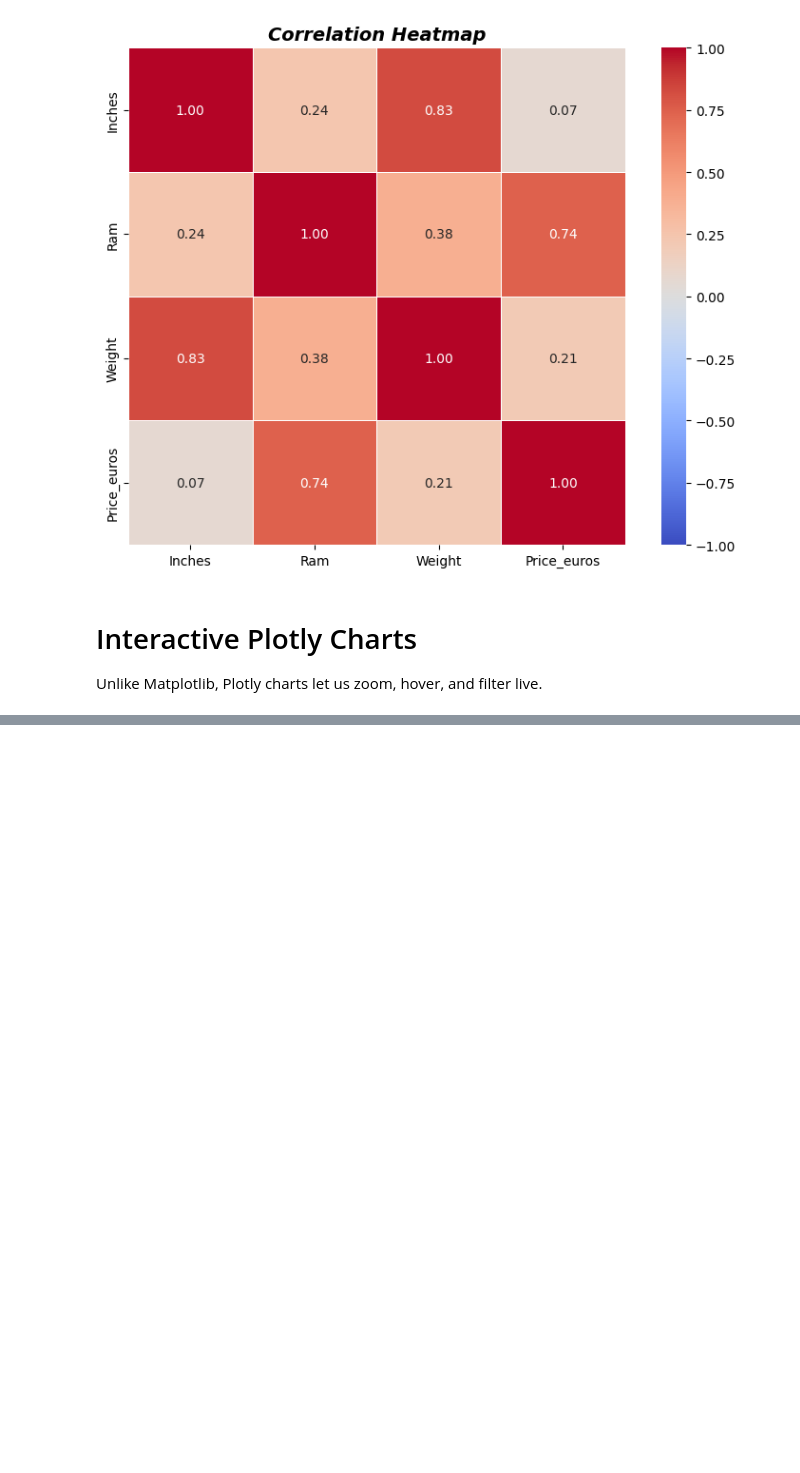
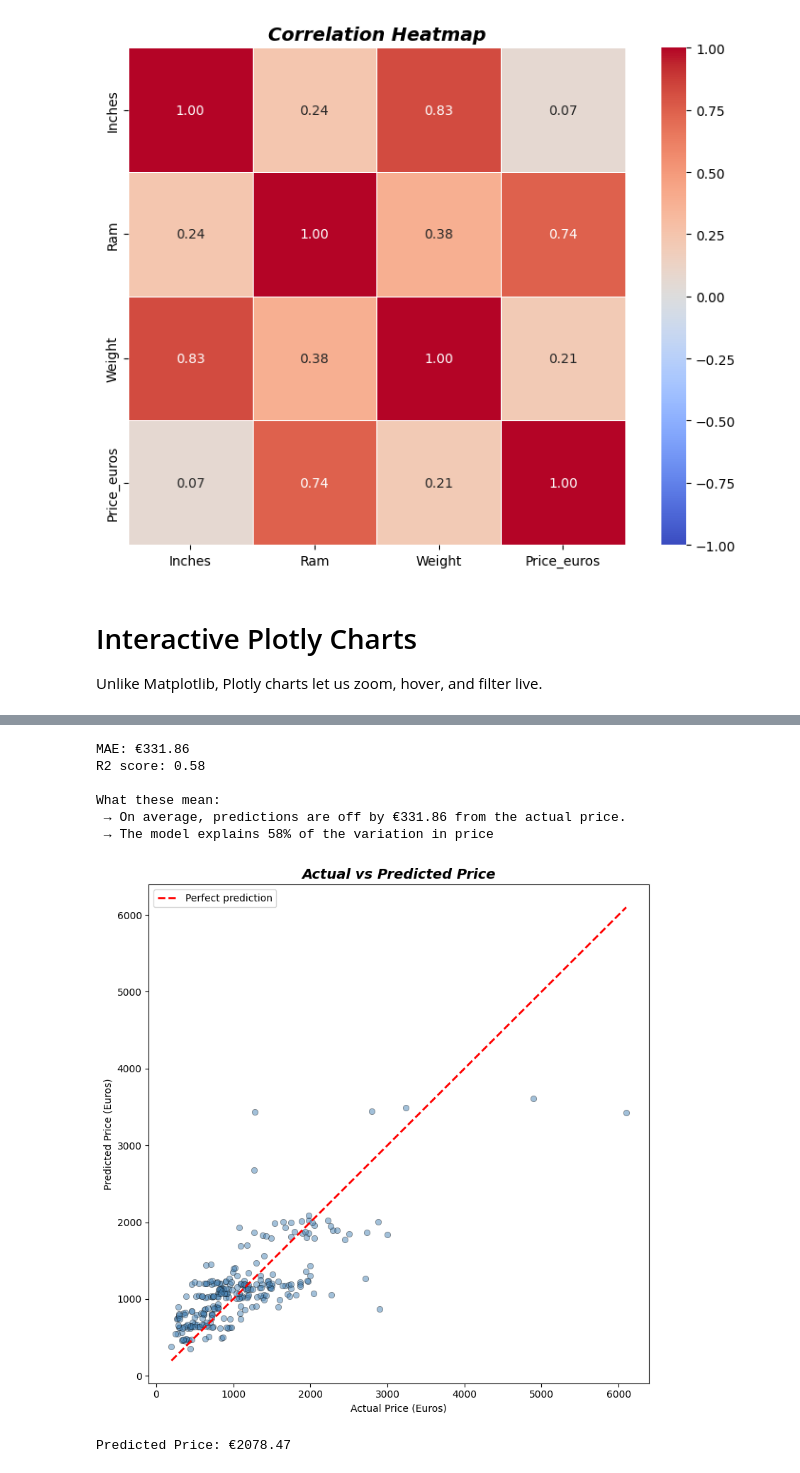
Before and after one commit to luongtheduc1605/Laptop-Price-Analysis, a Jupyter notebook: laptop_analysis.ipynb, the cells around one changed output, grey strips where cells are left out. Cells and saved outputs as stored; diff of their text form; code cells hidden in the pictures; blank space fills up the shorter version.

Commit message:
Add Price Prediction - ML model

```diff
--- a/laptop_analysis.ipynb
+++ b/laptop_analysis.ipynb
@@ -418,0 +476,7 @@ fig3.show()
+# %%
+#test_size = 0.2 means 20% goes to testing, 80% goes to training
+#random_state=42 means the split is the same everytime you run it
+x_train, x_test, y_train, y_test = train_test_split(x, y, test_size=0.2, random_state=42)
+
+print("Training samples:", len(x_train))
+print("Testing samples:", len(x_test))
@@ -418,0 +486,9 @@ fig3.show()
+# %%
+model = LinearRegression()
+model.fit(x_train, y_train) #This is where the learning starts, "fit" the x and y training data to the model
+
+print("Model trained successfully!")
+print()
+feature_names = x.columns.tolist() #get the feature names from x columns and convert to list
+for name, coef in zip(feature_names, model.coef_): #zip to loop through feature names and coefficients together, "_" is for the attribute that only exists after training the model
+    print(f"{name:20s} → €{coef:+.2f} per unit") #"20" is to reserve 20 characters of width for spacing, "+" means always show the sign of the coef
@@ -418,0 +504,49 @@ fig3.show()
+# %%
+y_pred = model.predict(x_test)
+mae = mean_absolute_error(y_test, y_pred) #MAE is the average absolute difference between y_test and y_pred, lower is better
+r2 = r2_score(y_test, y_pred) #R2 is the proportion of variance in y_test that is explained by y_pred, higher is better (max 1.0)
+
+print(f"MAE: €{mae:.2f}")
+print(f"R2 score: {r2:.2f}")
+print()
+print("What these mean:")
+print(f" → On average, predictions are off by €{mae:.2f} from the actual price.")
+print(f" → The model explains {r2*100:.0f}% of the variation in price")
+# %% [output]
+MAE: €331.86
+R2 score: 0.58
+
+What these mean:
+ → On average, predictions are off by €331.86 from the actual price.
+ → The model explains 58% of the variation in price
+# %%
+plt.figure(figsize=(8,8))
+plt.scatter(y_test, y_pred, alpha=0.5, color="steelblue", edgecolors="black", linewidths=0.5) #edgecolors are for the dots, alpha for transparency
+plt.plot([y_test.min(), y_test.max()], [y_test.min(), y_test.max()], color="red", linewidth=2, linestyle="--", label="Perfect prediction")
+#plt.plot is to draw the perfect prediction line (R2 = 1) , linewidth for thickness of line, linestyle for dashed line
+#line styles: "-" solid, "--" dashed, ":" dotted, "-." dash-dot
+plt.title("Actual vs Predicted Price", fontweight="bold", fontstyle="italic", fontsize=14)
+plt.xlabel("Actual Price (Euros)")
+plt.ylabel("Predicted Price (Euros)")
+plt.legend()
+plt.tight_layout()
+plt.show()
+# %% [output]
+[figure, added]
+# %%
+#Predict the price of a customized laptop
+#Can change these values and re-run to see different predictions
+
+custom = pd.DataFrame([{
+    "Ram" : 16,
+    "Weight" : 2.0,
+    "Inches" : 15.6,
+    "cpu_tier_enc" : 3,
+    "gpu_brand_enc": 2,
+    "type_enc": 5
+}])
+
+predicted_price = model.predict(custom)[0] #get the model to predict customized laptop price, [0] to get the single value from the array
+print(f"Predicted Price: €{predicted_price:.2f}")
+# %% [output]
+Predicted Price: €2078.47
```
Also changed, not shown: parts of 7 cells of this notebook.
